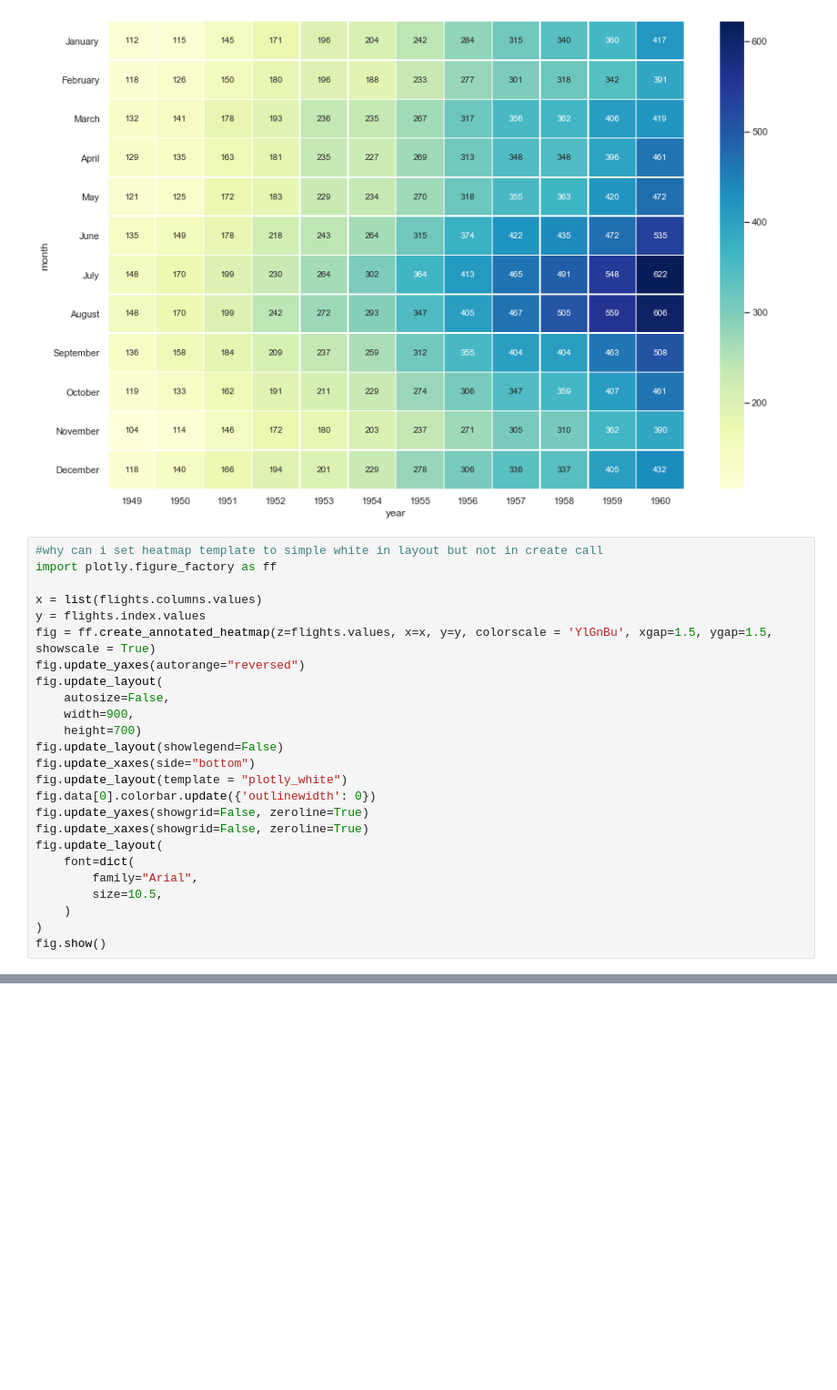
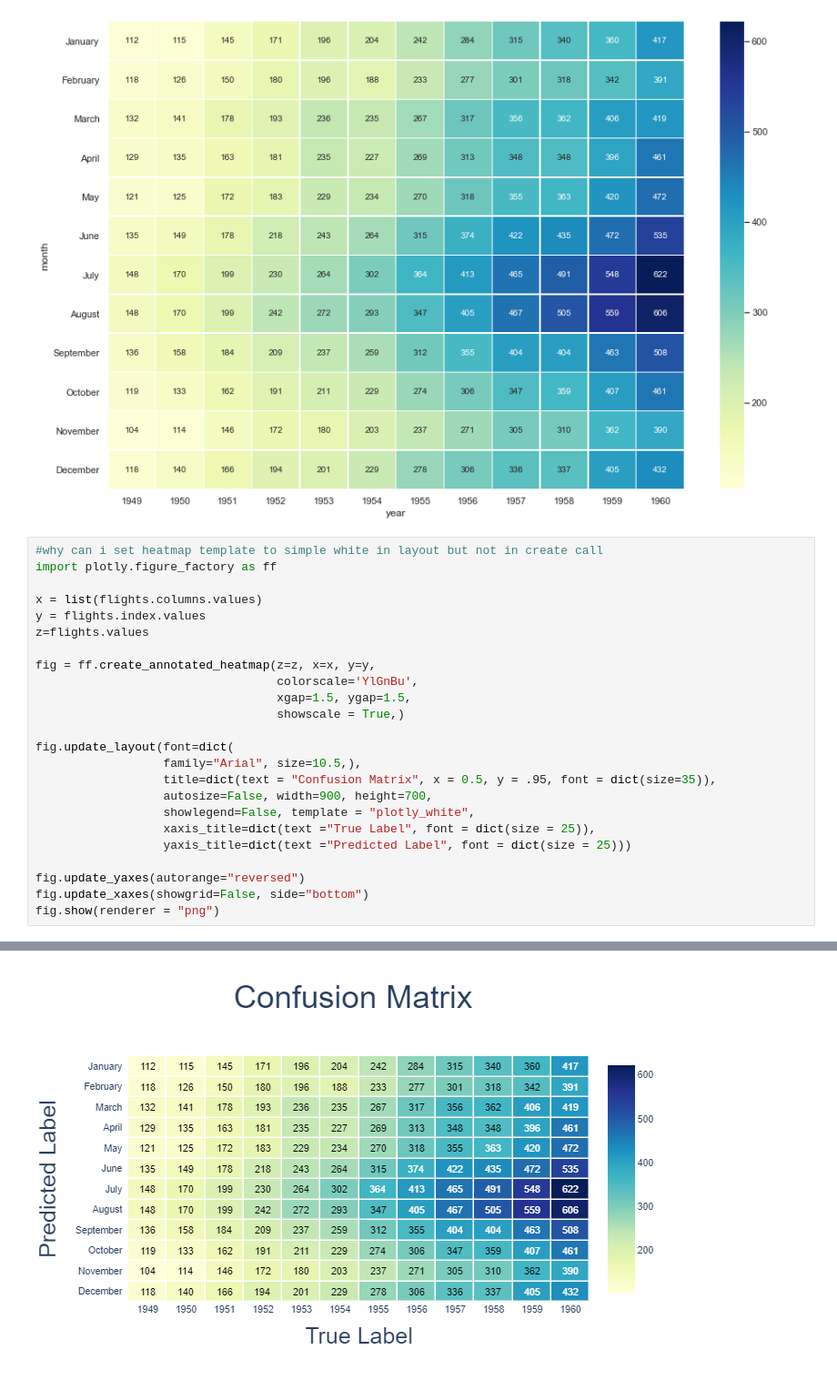
Before and after one commit to abdinourkadi/playground, a Jupyter notebook: visualization/cm_replicate.ipynb, the cells around one changed output, grey strips where cells are left out. Shown: that part at 91% size. Cells and saved outputs as stored; diff of their text form; blank space fills up the shorter version.

```diff
--- a/visualization/cm_replicate.ipynb
+++ b/visualization/cm_replicate.ipynb
@@ -46,23 +33,22 @@ import plotly.figure_factory as ff
 
 x = list(flights.columns.values)
 y = flights.index.values
-fig = ff.create_annotated_heatmap(z=flights.values, x=x, y=y, colorscale = 'YlGnBu', xgap=1.5, ygap=1.5, showscale = True)
+z=flights.values
+
+fig = ff.create_annotated_heatmap(z=z, x=x, y=y,
+                                  colorscale='YlGnBu',
+                                  xgap=1.5, ygap=1.5,
+                                  showscale = True,)
+
+fig.update_layout(font=dict(
+                  family="Arial", size=10.5,),
+                  title=dict(text = "Confusion Matrix", x = 0.5, y = .95, font = dict(size=35)),
+                  autosize=False, width=900, height=700,
+                  showlegend=False, template = "plotly_white",
+                  xaxis_title=dict(text ="True Label", font = dict(size = 25)),
+                  yaxis_title=dict(text ="Predicted Label", font = dict(size = 25)))
+
 fig.update_yaxes(autorange="reversed")
-fig.update_layout(
-    autosize=False,
-    width=900,
-    height=700)
-fig.update_layout(showlegend=False)
-fig.update_xaxes(side="bottom")
-fig.update_layout(template = "plotly_white")
-fig.data[0].colorbar.update({'outlinewidth': 0})
-fig.update_yaxes(showgrid=False, zeroline=True)
-fig.update_xaxes(showgrid=False, zeroline=True)
-fig.update_layout(
-    font=dict(
-        family="Arial",
-        size=10.5,
-    )
-)
-fig.show()
+fig.update_xaxes(showgrid=False, side="bottom")
+fig.show(renderer = "png")
 # %% [output]
@@ -69,0 +55 @@ fig.show()
+[figure, added]
```
Also changed, not shown: parts of 9 cells of this notebook.
